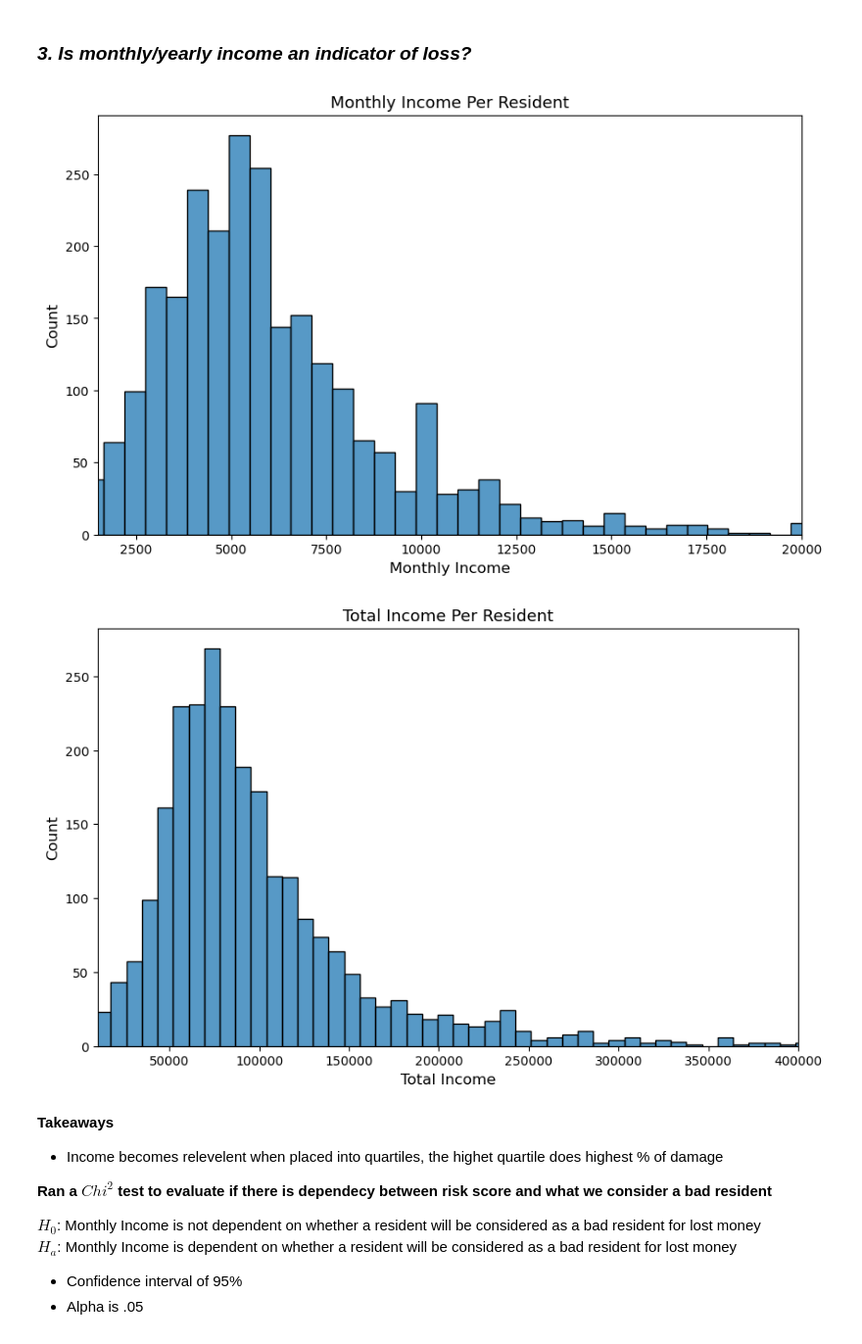
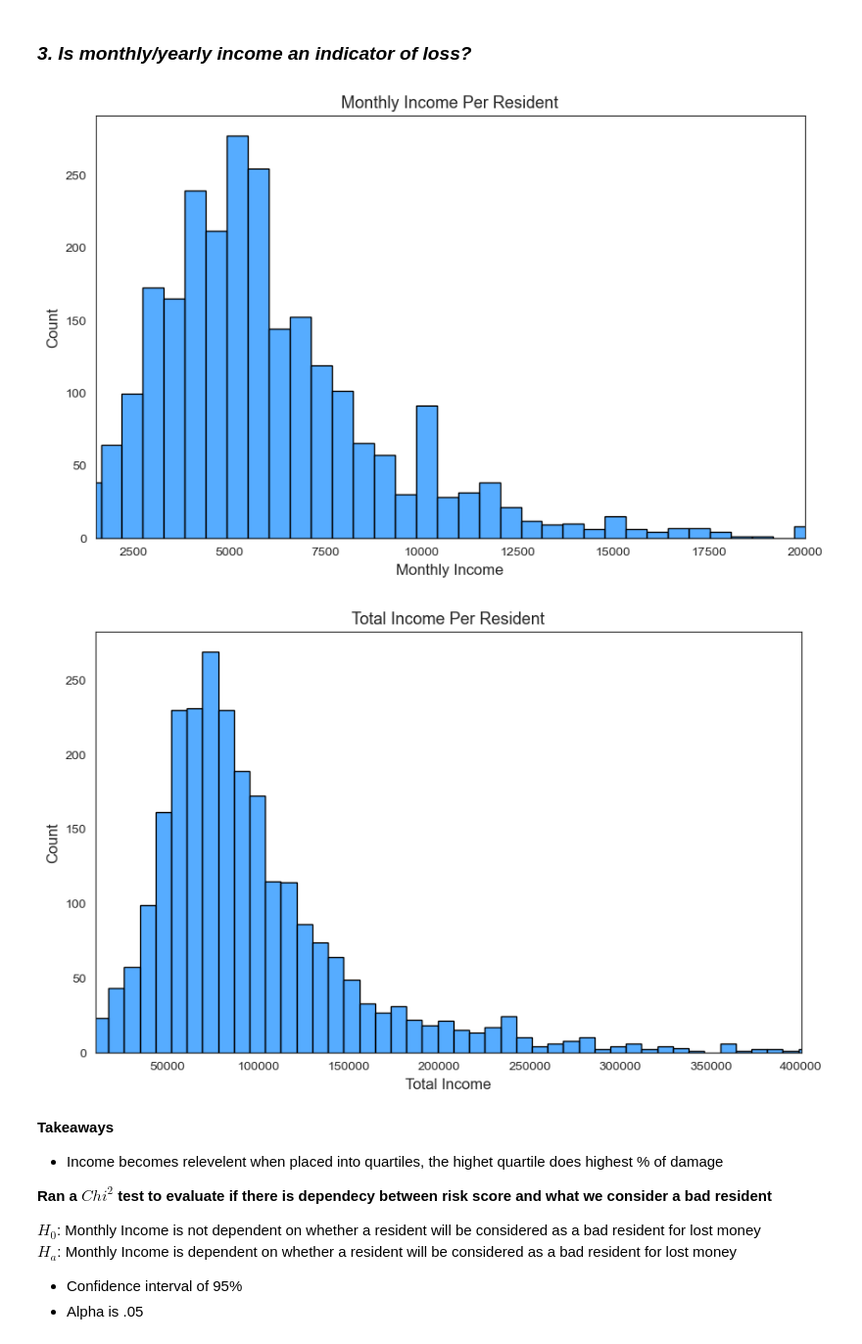
Before and after one commit to Project-DANE/DANE, a Jupyter notebook: final_notebook.ipynb, the cells around one changed output. Shown at 98% size. Saved outputs shown, nothing was run; the diff lists cells and outputs as text; code cells hidden in the pictures.

```diff
--- a/final_notebook.ipynb
+++ b/final_notebook.ipynb
@@ -184,13 +184,13 @@ ____
 # %% [markdown]
 ### *3. Is monthly/yearly income an indicator of loss?*
 # %%
-e.hist_data_inc(train, 'monthly_income', xlim =[1500, 20000] )
+e.hist_data_inc(train, 'monthly_income', xlim =[1500, 20000], color = 'dodgerblue')
 # %% [output]
-[figure, old version]
+[figure, new version]
 # %%
-e.hist_data_inc(train, 'total_income', xlim =[10000, 400000] )
+e.hist_data_inc(train, 'total_income', xlim =[10000, 400000], color = 'dodgerblue')
 # %% [output]
-[figure, old version]
+[figure, new version]
 # %% [markdown]
 **Takeaways**
 
```
Also changed, not shown: parts of 15 cells of this notebook, 2 other files.
